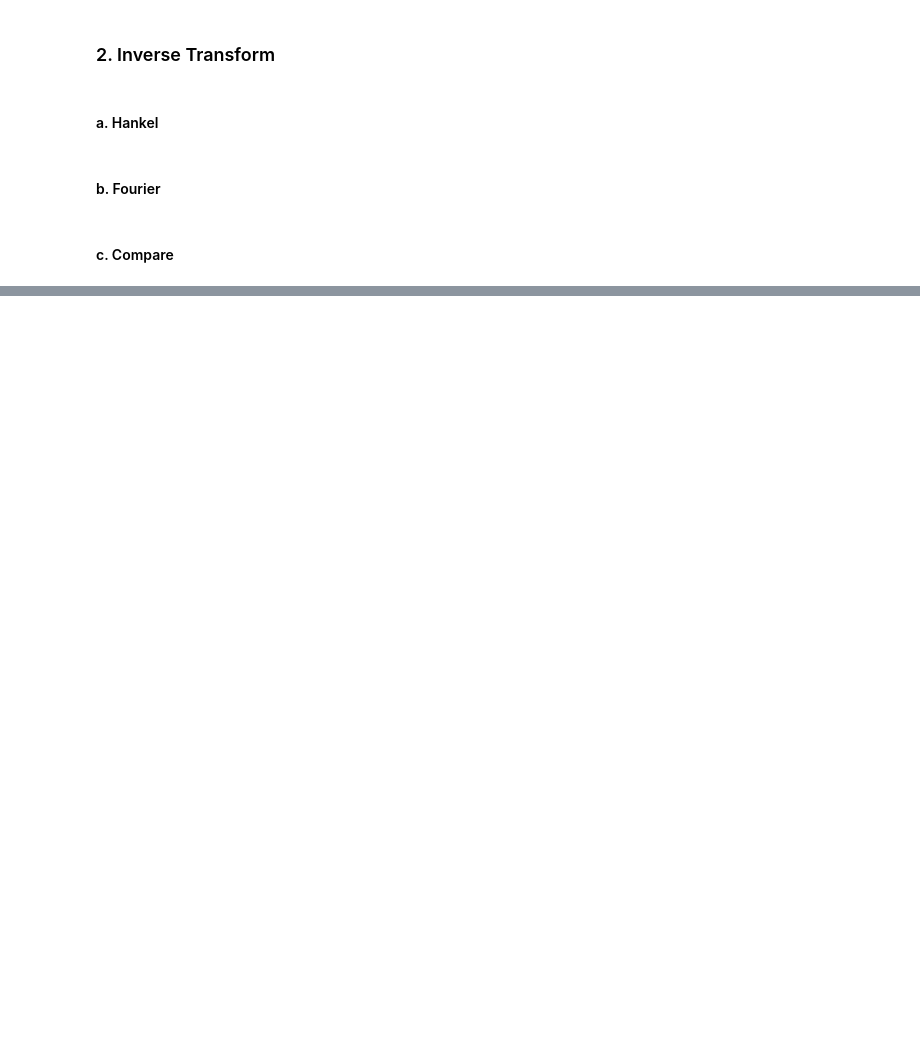
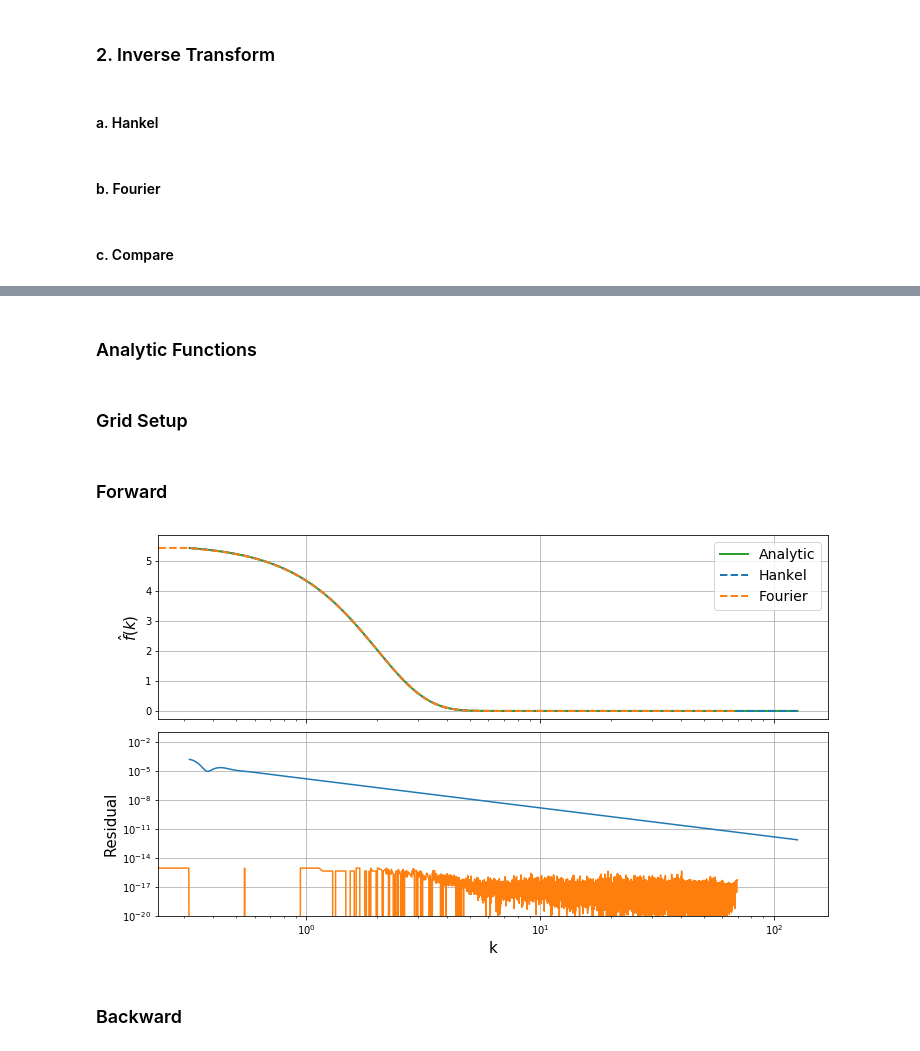
Before and after one commit to steven-murray/hankel, a Jupyter notebook: docs/demos/laplacian_hankel_vs_fft.ipynb, the cells around one changed output, grey strips where cells are left out. Cells and saved outputs as stored; diff of their text form; code cells hidden in the pictures; blank space fills up the shorter version.

```diff
--- a/docs/demos/laplacian_hankel_vs_fft.ipynb
+++ b/docs/demos/laplacian_hankel_vs_fft.ipynb
@@ -270,0 +304,2 @@ plot_comparison('r', 'f', "$f(r)$")
+# %% [markdown]
+### Analytic Functions
@@ -270,0 +310,41 @@ plot_comparison('r', 'f', "$f(r)$")
+# %% [markdown]
+### Grid Setup
+# %%
+L     = 10.0    # Size of box for transform
+N     = 128     # Grid size
+b0    = 1.0
+# %%
+# Create the Hankel Transform object
+
+ht = SymmetricFourierTransform(ndim=3, h=0.005)
+# %%
+dr = L/N
+
+# Create persistent dictionaries to track Hankel and Fourier results throughout.
+H3 = {} # Hankel dict
+F3 = {} # Fourier dict
+
+r = np.linspace(dr/2, L-dr/2, N)
+
+# 1D Grid for Hankel
+H3['r'] = r
+
+# To decide on k values to use, we need to know the scales
+# we'll require to evaluate on the *inverse* transform:
+H3['k'] = np.logspace(-0.5, 2.1, 2*N)      # k-space is rather arbitrary.
+
+# 2D Grid for Fourier
+F3['x'] = np.arange(-N, N)*dr
+F3['rgrid'] = np.sqrt(np.add.outer(F3['x']**2, np.add.outer(F3['x']**2, F3['x']**2))).reshape((len(F3['x']),)*3)
+F3['fgrid'] = f(F3['rgrid'])
+# %% [markdown]
+### Forward
+# %%
+H3['fhat3'] = ht.transform(f, H3['k'], ret_err=False)
+F3['fhat_grid'], F3['kgrid'], F3['k'], F3['fhat3'] = ft2d(F3['fgrid'], 2*L)
+# %%
+plot_comparison('k', 'fhat3', "$\hat{f}(k)$", comp_ylim=(1e-20, 1e-1), F=F3, H=H3)
+# %% [output]
+[figure, added]
+# %% [markdown]
+### Backward
```
Also changed, not shown: parts of 32 cells of this notebook.
